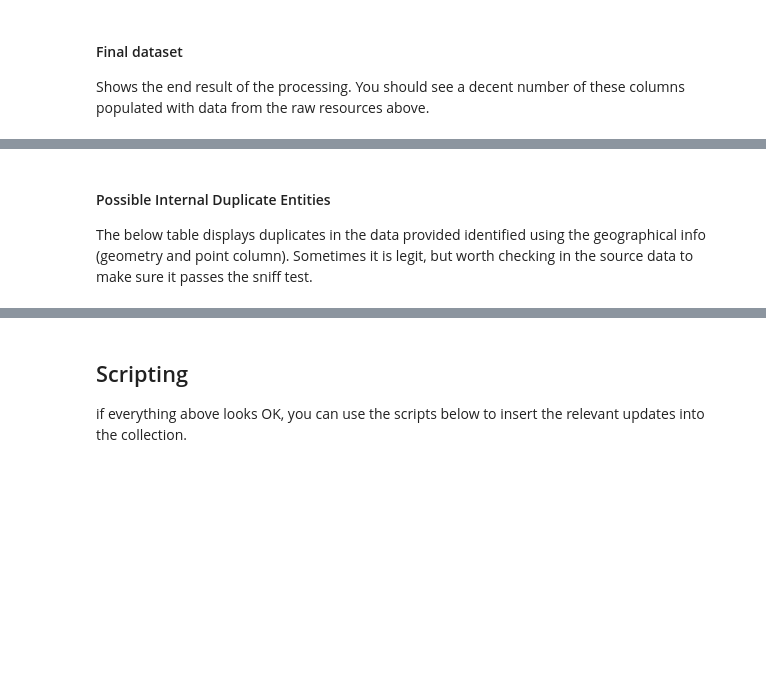
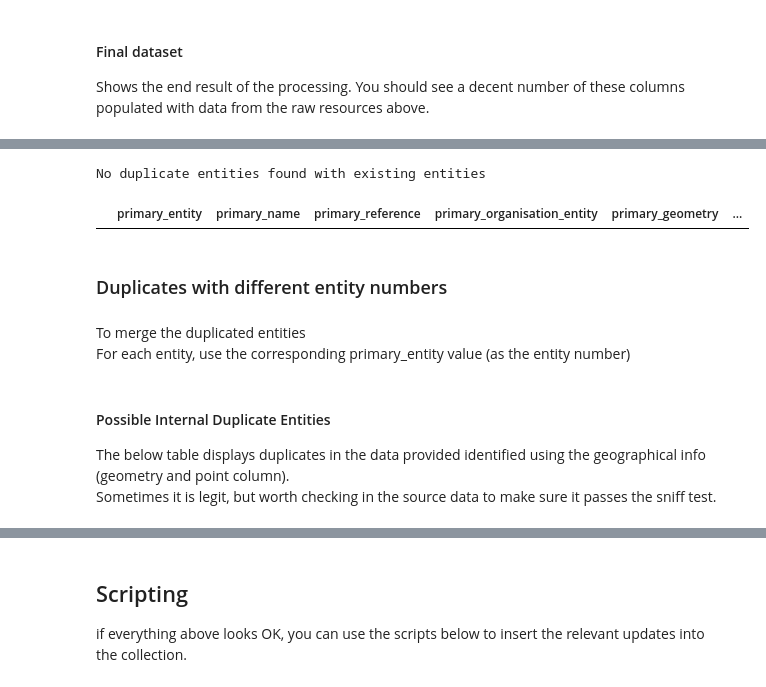
Before and after one commit to digital-land/jupyter-analysis, a Jupyter notebook: endpoint_checker/endpoint_checker.ipynb, the cells around one changed output, grey strips where cells are left out. Cells and saved outputs as stored; diff of their text form; code cells hidden in the pictures; blank space fills up the shorter version.

Commit message:
Identify existing duplicates

```diff
--- a/endpoint_checker/endpoint_checker.ipynb
+++ b/endpoint_checker/endpoint_checker.ipynb
@@ -290,0 +223,14 @@ Final data contains 29 records
+# %%
+download_dataset(dataset,collection_name,f"{data_dir}/entity_resolution")
+dataset_path = os.path.join(f"{data_dir}/entity_resolution",f'{dataset}.sqlite3')
+duplicates = get_duplicates_between_orgs(dataset_path,f'../data/endpoint_checker/dataset/{dataset}.sqlite3')
+
+if duplicates.empty:
+    print("No duplicate entities found with existing entities")
+
+duplicates
+# %% [output]
+No duplicate entities found with existing entities
+|  | primary_entity | primary_name | primary_reference | primary_organisation_entity | primary_geometry | ... |
+# %% [markdown]
+### Duplicates with different entity numbers
@@ -291,7 +241,11 @@ Final data contains 29 records
+# %% [markdown]
+To merge the duplicated entities
+For each entity, use the corresponding primary_entity value (as the entity number)
 # %% [markdown]
 #### Possible Internal Duplicate Entities
 
-The below table displays duplicates in the data provided identified using the geographical info (geometry and point column). Sometimes it is legit, but worth checking in the source data to make sure it passes the sniff test.
+The below table displays duplicates in the data provided identified using the geographical info (geometry and point column).
+Sometimes it is legit, but worth checking in the source data to make sure it passes the sniff test.
 # %%
 if not (results[['geometry', 'point']].apply(lambda x: x.str.strip() == '')).all().all():
     grouped = results.groupby(['geometry', 'point'])
```
Also changed, not shown: parts of 15 cells of this notebook, 2 other files.
